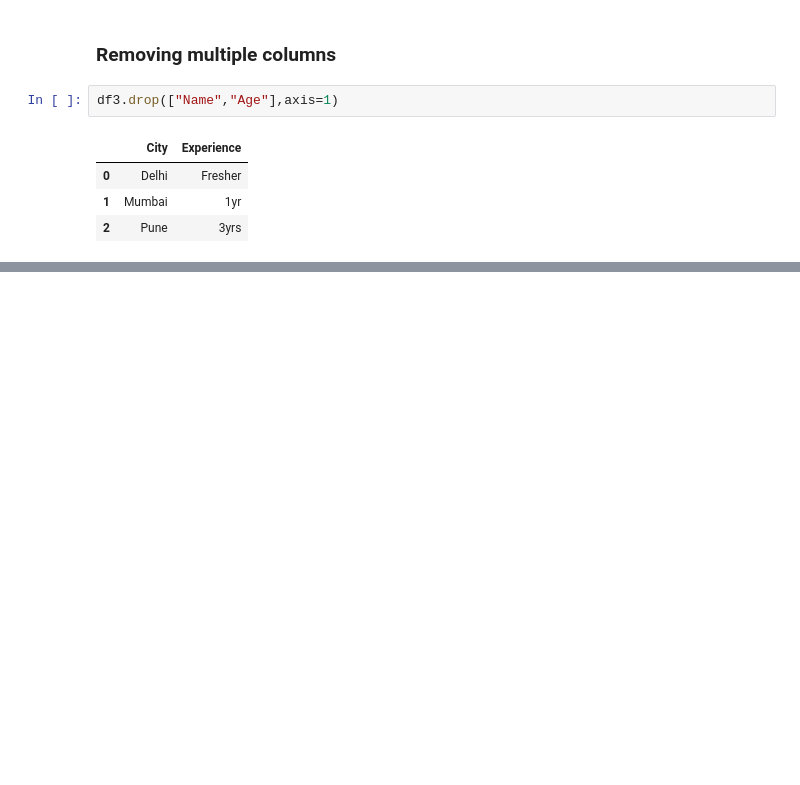
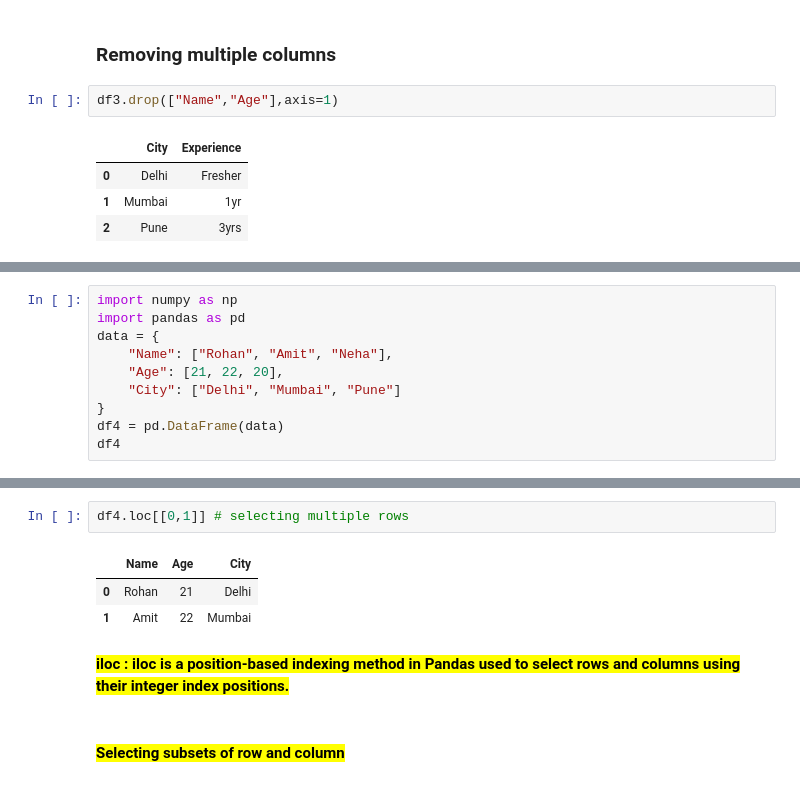
Before and after one commit to rohan-codex/Python_Basics, a Jupyter notebook: Pandas.ipynb, the cells around one changed output, grey strips where cells are left out. Cells and saved outputs as stored; diff of their text form; blank space fills up the shorter version.

Commit message:
DataFrames

```diff
--- a/Pandas.ipynb
+++ b/Pandas.ipynb
@@ -200,0 +207,10 @@ df3.drop(["Name","Age"],axis=1)
+# %%
+import numpy as np
+import pandas as pd
+data = {
+    "Name": ["Rohan", "Amit", "Neha"],
+    "Age": [21, 22, 20],
+    "City": ["Delhi", "Mumbai", "Pune"]
+}
+df4 = pd.DataFrame(data)
+df4
@@ -200,0 +240,10 @@ df3.drop(["Name","Age"],axis=1)
+# %%
+df4.loc[[0,1]] # selecting multiple rows
+# %% [output]
+|  | Name | Age | City |
+| 0 | Rohan | 21 | Delhi |
+| 1 | Amit | 22 | Mumbai |
+# %% [markdown]
+<mark>**iloc : iloc is a position-based indexing method in Pandas used to select rows and columns using their integer index positions.**<mark/>
+# %% [markdown]
+#### <mark>**Selecting subsets of row and column**<mark/>
```
Also changed, not shown: parts of 13 cells of this notebook.
